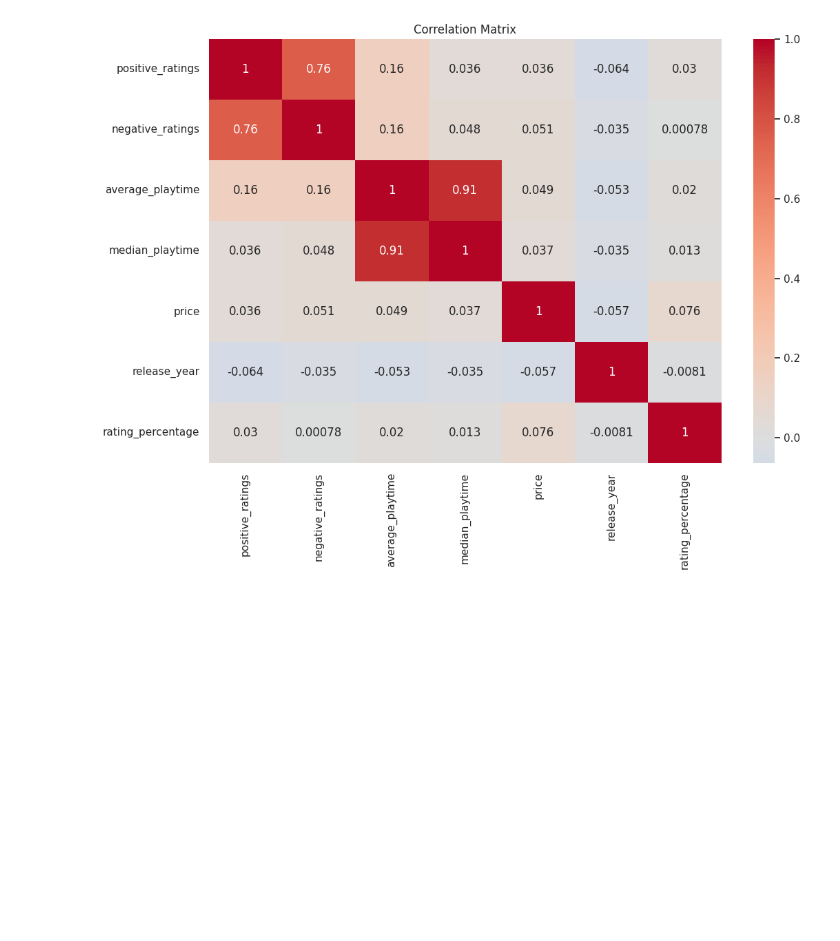
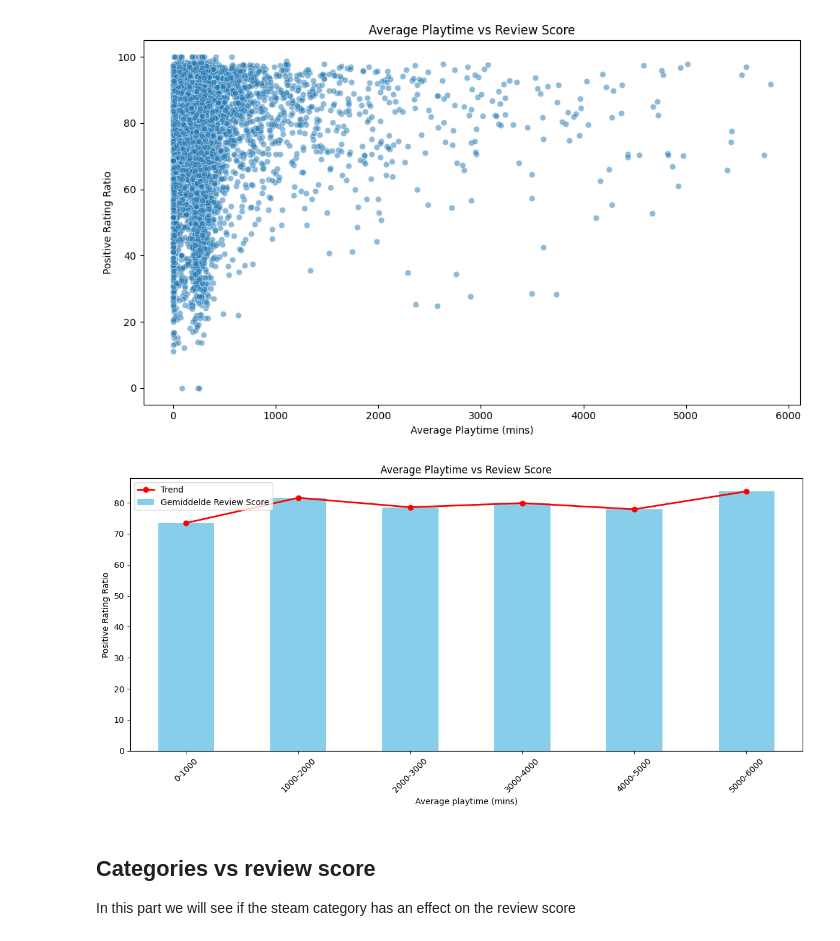
Before and after one commit to IwanHofstra/gevpro_final_project, a Jupyter notebook: steam_project (1).ipynb, the cells around one changed output. Saved outputs shown, nothing was run; the diff lists cells and outputs as text; code cells hidden in the pictures; blank space fills up the shorter version.

```diff
--- a/steam_project (1).ipynb
+++ b/steam_project (1).ipynb
@@ -210,15 +199,41 @@ ValueError: Length of Index vectors must match length of `data` when both are us
 # %%
-## 6. Correlation Analysis
-# Select numerical columns for correlation
-numerical_cols = ['positive_ratings', 'negative_ratings', 'average_playtime',
-                 'median_playtime', 'price', 'release_year', 'rating_percentage']
 
-corr_matrix = df[numerical_cols].corr()
+# 2. Average Playtime vs Review Score
+plt.figure(figsize=(10,6))
+sns.scatterplot(data=df, x='average_playtime', y='rating_percentage', alpha=0.5)
+plt.title('Average Playtime vs Review Score')
+plt.xlabel('Average Playtime (mins)')
+plt.ylabel('Positive Rating Ratio')
+plt.tight_layout()
+plt.show()
 
-plt.figure(figsize=(12, 8))
-sns.heatmap(corr_matrix, annot=True, cmap='coolwarm', center=0)
-plt.title('Correlation Matrix')
+# Zelfde bins en labels als eerder
+bins = list(range(0, 7000, 1000))
+labels = [f"{i}-{i+1000}" for i in bins[:-1]]
+df['playtime_bin'] = pd.cut(df['average_playtime'], bins=bins, labels=labels, include_lowest=True)
+
+# Gemiddelde review score per speeltijd-bin
+playtime_group = df.groupby('playtime_bin')['rating_percentage'].mean()
+
+# Plotten: bars + lijn
+plt.figure(figsize=(12,6))
+ax = playtime_group.plot(kind='bar', color='skyblue', label='Gemiddelde Review Score')
+
+# Lijn over de bar toppen
+plt.plot(range(len(playtime_group)), playtime_group.values, color='red', marker='o', linestyle='-', linewidth=2, label='Trend')
+
+plt.title('Average Playtime vs Review Score')
+plt.xlabel('Average playtime (mins)')
+plt.ylabel('Positive Rating Ratio')
+plt.xticks(rotation=45)
+plt.legend()
+plt.tight_layout()
 plt.show()
 # %% [output]
-[figure, old version]
+[figure, new version]
+[figure, added]
+# %% [markdown]
+## Categories vs review score
+
+In this part we will see if the steam category has an effect on the review score
 # %%
```
Also changed, not shown: parts of 20 cells of this notebook.
